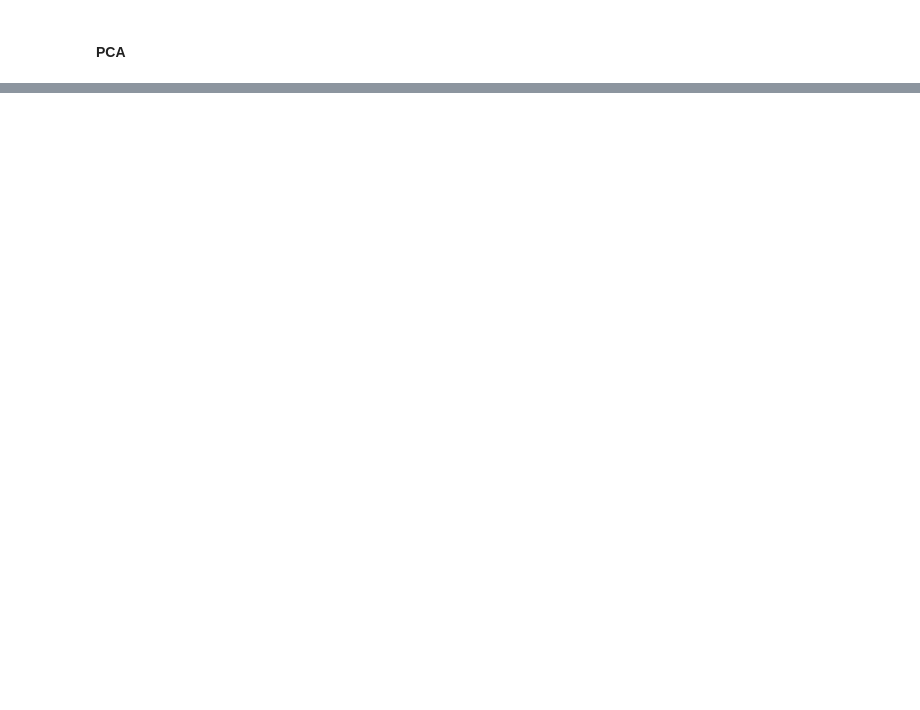
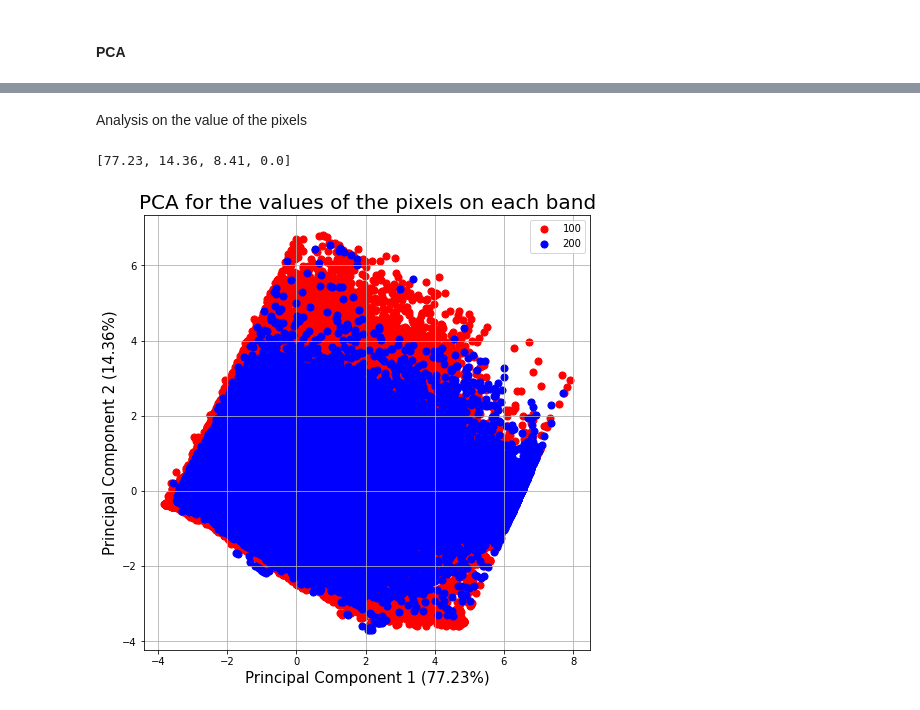
Before and after one commit to swiss-territorial-data-lab/proj-roadsurf, a Jupyter notebook: 03_Scripts/statistical_analysis.ipynb, the cells around one changed output, grey strips where cells are left out. Cells and saved outputs as stored; diff of their text form; code cells hidden in the pictures; blank space fills up the shorter version.

```diff
--- a/03_Scripts/statistical_analysis.ipynb
+++ b/03_Scripts/statistical_analysis.ipynb
@@ -72,0 +92,7 @@ valid_roads=roads[roads.is_valid==True].drop(columns=['ERSTELLUNG', 'ERSTELLU_1'
+# %%
+if roads_reproj[roads_reproj.is_valid==False].shape[0]!=0:
+       print(f"There are {roads_reproj[roads_reproj.is_valid==False].shape[0]} invalid geometries for the road after the reprojection.")
+
+       print("Correction of the roads presenting an invalid geometry with a buffer...")
+       corrected_roads=roads_reproj.copy()
+       corrected_roads.loc[corrected_roads.is_valid==False,'geometry']=corrected_roads[corrected_roads.is_valid==False]['geometry'].buffer(0)
@@ -97,0 +445,20 @@ clipped_roads = gpd.clip(valid_roads, tiles_info).explode()
+# %% [markdown]
+Analysis on the value of the pixels
+# %%
+features = ['band1', 'band2', 'band3', 'band3']
+
+# Separating out the features
+x = pixels_per_band.loc[:, features].values
+
+# Separating out the target
+y = pixels_per_band.loc[:,['road_type']].values
+
+# Standardizing the features
+x = StandardScaler().fit_transform(x)
+# %%
+pca = PCA(n_components=4)
+
+coor_PC = pca.fit_transform(x)
+
+coor_PC_df = pd.DataFrame(data = coor_PC, columns = ['PC1', 'PC2', 'PC3', 'PC4'])
+results_PCA = pd.concat([coor_PC_df, pixels_per_band[['road_type']]], axis = 1)
@@ -97,0 +467,28 @@ clipped_roads = gpd.clip(valid_roads, tiles_info).explode()
+# %%
+expl_var_ratio=[round(x*100,2) for x in pca.explained_variance_ratio_.tolist()]
+
+print(expl_var_ratio)
+# %% [output]
+[77.23, 14.36, 8.41, 0.0]
+# %%
+fig = plt.figure(figsize = (8,8))
+
+ax = fig.add_subplot(1,1,1)
+ax.set_xlabel(f'Principal Component 1 ({expl_var_ratio[0]}%)', fontsize = 15)
+ax.set_ylabel(f'Principal Component 2 ({expl_var_ratio[1]}%)', fontsize = 15)
+ax.set_title('PCA for the values of the pixels on each band', fontsize = 20)
+
+targets = [100, 200]
+colors = ['r', 'b']
+for target, color in zip(targets,colors):
+    indicesToKeep = results_PCA['road_type'] == target
+    ax.scatter(results_PCA.loc[indicesToKeep, 'PC1']
+               , results_PCA.loc[indicesToKeep, 'PC2']
+               , c = color
+               , s = 50)
+ax.legend(targets)
+ax.grid()
+
+# fig.savefig(os.path.join(FINAL_FOLDER, 'images/PCA_pixels_PC12.jpg'))
+# %% [output]
+[figure, added]
```
Also changed, not shown: parts of 37 cells of this notebook, 3 other files.
